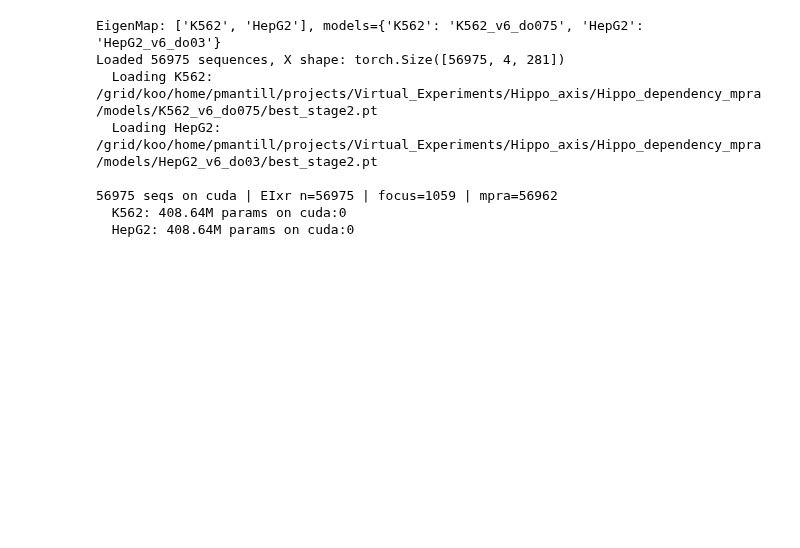
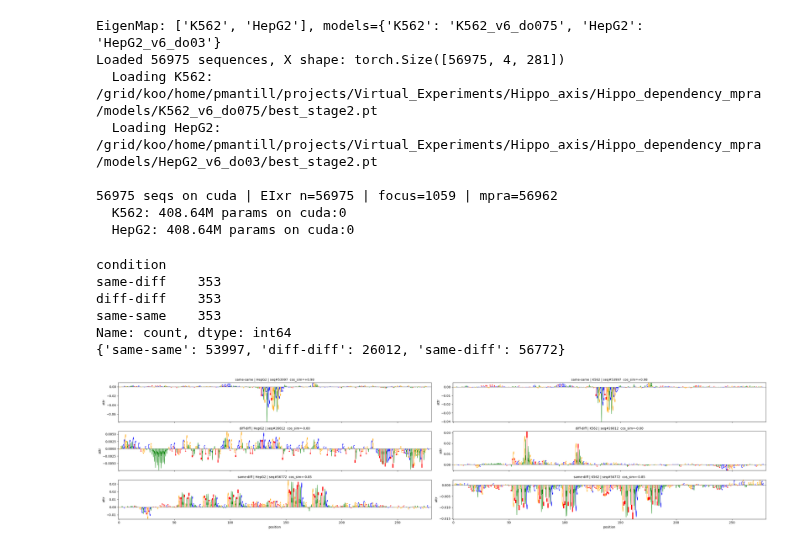
Before and after one commit to pabmantilla/Hippo_dependency_mpra, a Jupyter notebook: genomic_targets/scripts/2d_diff_call/scripts/k-cee_screen.ipynb, the cells around one changed output. Drawn from its saved outputs; the diff is of its cells as text; code cells hidden in the pictures; blank space fills up the shorter version.

```diff
--- a/genomic_targets/scripts/2d_diff_call/scripts/k-cee_screen.ipynb
+++ b/genomic_targets/scripts/2d_diff_call/scripts/k-cee_screen.ipynb
@@ -92,3 +93,33 @@ Loaded 56975 sequences, X shape: torch.Size([56975, 4, 281])
 56975 seqs on cuda | EIxr n=56975 | focus=1059 | mpra=56962
   K562: 408.64M params on cuda:0
   HepG2: 408.64M params on cuda:0
+# %%
+import logomaker as lm
+
+lib = target_lib['df']
+print(lib['condition'].value_counts())
+
+reps = {cond: int(lib[lib['condition'] == cond].iloc[0]['seq_idx'])
+        for cond in ['same-same', 'diff-diff', 'same-diff']}
+print(reps)
+
+# enhancer-only (1x230) cosine sim over per-position importance (== EI corrs)
+cs_all = em.cosine_similarity(enhancer_only=True, mode='importance', zscore=True)  # (N,)
+
+fig, axes = plt.subplots(3, 2, figsize=(30, 7), sharex=True)
+for r, (name, i) in enumerate(reps.items()):
+    for c, ct in enumerate(['HepG2', 'K562']):
+        att = em.attr[ct][i].T  # (281, 4)
+        lm.Logo(pd.DataFrame(att, columns=list('ACGT')), ax=axes[r, c])
+        axes[r, c].set_title(f'{name} | {ct} | seq#{i}  cos_sim={cs_all[i]:+.2f}', fontsize=10)
+        axes[r, c].set_ylabel('attr')
+axes[-1, 0].set_xlabel('position'); axes[-1, 1].set_xlabel('position')
+plt.tight_layout(); plt.show()
+# %% [output]
+condition
+same-diff    353
+diff-diff    353
+same-same    353
+Name: count, dtype: int64
+{'same-same': 53997, 'diff-diff': 26012, 'same-diff': 56772}
+[figure, added]
```
Also changed, not shown: parts of 2 cells of this notebook.
